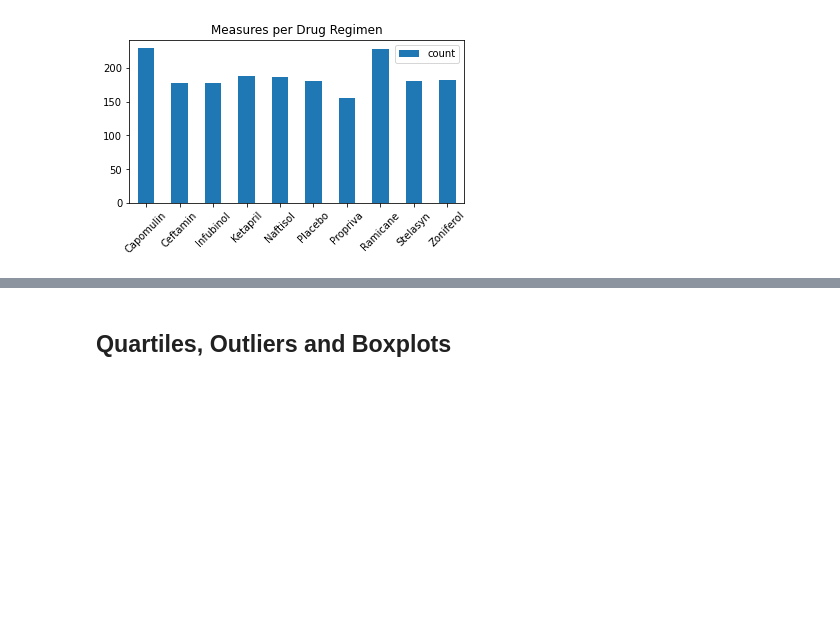
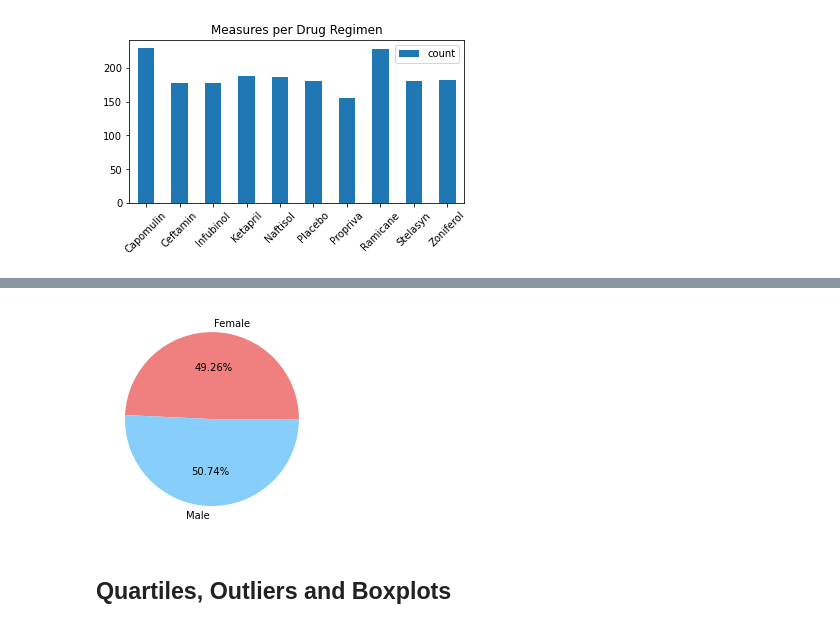
Before and after one commit to skunnath2020/Matplotlib-Challenge, a Jupyter notebook: Pymaceuticals/pymaceuticals_starter.ipynb, the cells around one changed output, grey strips where cells are left out. Drawn from its saved outputs; the diff is of its cells as text; code cells hidden in the pictures; blank space fills up the shorter version.

```diff
--- a/Pymaceuticals/pymaceuticals_starter.ipynb
+++ b/Pymaceuticals/pymaceuticals_starter.ipynb
@@ -165,2 +183,8 @@ plt.show()
 # %%
-# Generate a pie plot showing the distribution of female versus male mice using pandas
+# Generate a pie plot showing the distribution of female versus male mice using pyplot
+
+colors=['lightcoral', 'lightskyblue']
+plt.pie(gender_df['count'], labels=labels,  colors=colors, autopct='%1.2f%%')
+plt.show()
+# %% [output]
+[figure, added]
```
Also changed, not shown: parts of 6 cells of this notebook.
